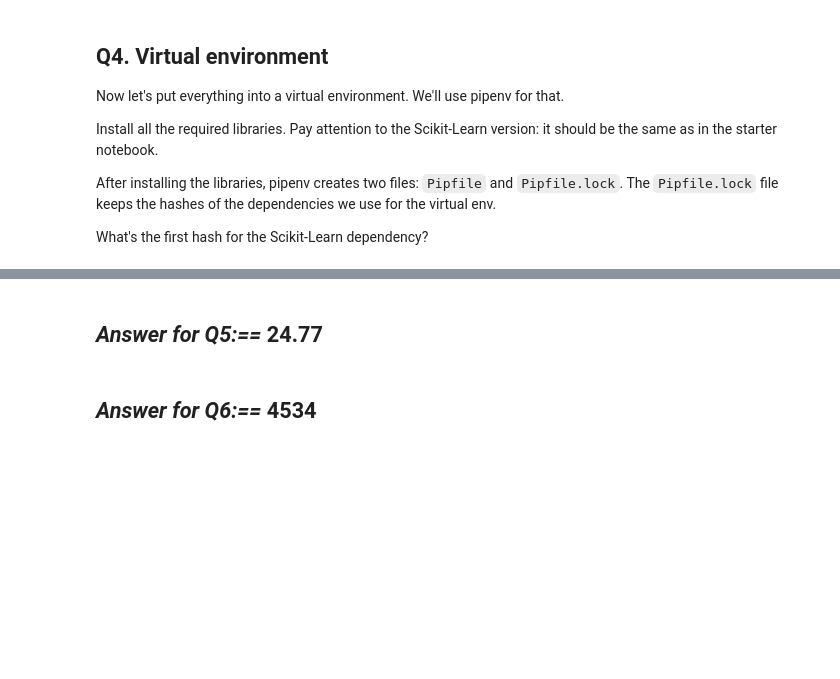
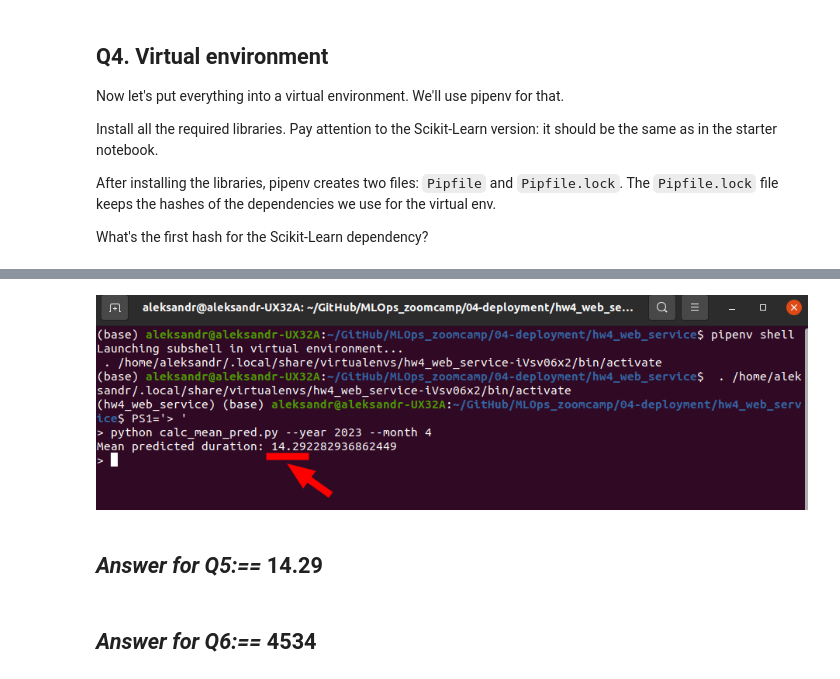
Before and after one commit to alex-sokolov2011/MLOps_zoomcamp, a Jupyter notebook: 04-deployment/hw04.ipynb, the cells around one changed output, grey strips where cells are left out. Drawn from its saved outputs; the diff is of its cells as text; code cells hidden in the pictures; blank space fills up the shorter version.

```diff
--- a/04-deployment/hw04.ipynb
+++ b/04-deployment/hw04.ipynb
@@ -194,4 +292,8 @@ What's the first hash for the Scikit-Learn dependency?
+# %%
+Image(filename='./screenshots/screenshot_Q5_hw4.png')
+# %% [output]
+[figure, added]
 # %% [markdown]
-## ***Answer for Q5:==*** 24.77
+## ***Answer for Q5:==*** 14.29
 # %% [markdown]
 ## ***Answer for Q6:==*** 4534
```
Also changed, not shown: parts of 11 cells of this notebook, 9 other files.
